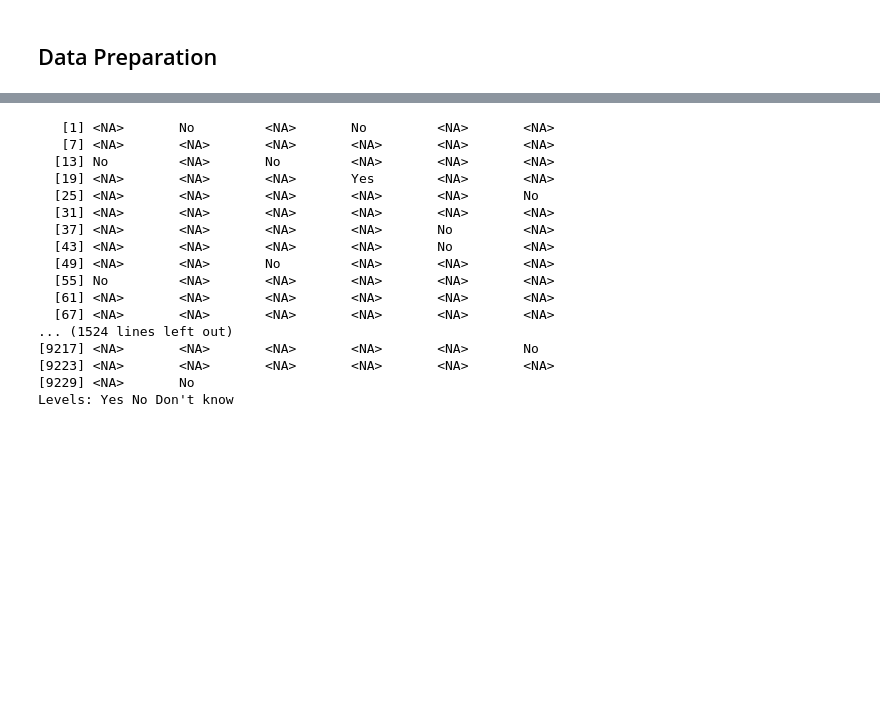
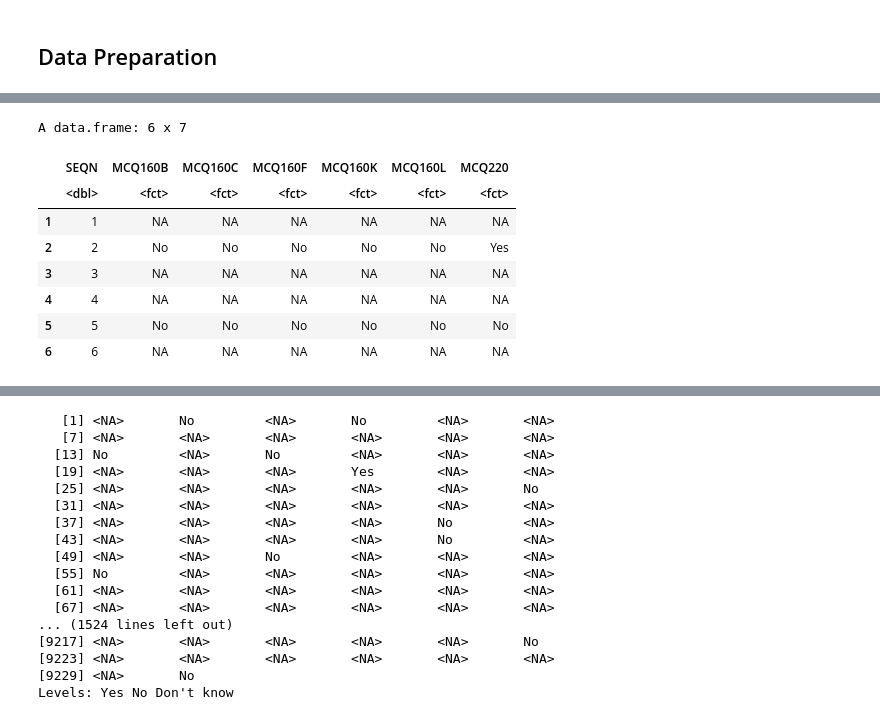
Before and after one commit to silvano315/Med-Physics, a Jupyter notebook: notebooks/NHANES_analysis.ipynb, the cells around one changed output, grey strips where cells are left out. Cells and saved outputs as stored; diff of their text form; code cells hidden in the pictures; blank space fills up the shorter version.

Commit message:
data selection - added

```diff
--- a/notebooks/NHANES_analysis.ipynb
+++ b/notebooks/NHANES_analysis.ipynb
@@ -105,0 +147,20 @@ for (i in colnames(demo_11)) {
+# %%
+# Medical Conditions selection: MCQ160B, MCQ160C, MCQ160F, MCQ160K, MCQ160L, MCQ220
+
+med_cond_99_00_selected <- med_cond_99_00 %>%
+    select(SEQN, MCQ160B, MCQ160C, MCQ160F, MCQ160K, MCQ160L, MCQ220)
+
+med_cond_01_02_selected <- med_cond_01_02 %>%
+    select(SEQN, MCQ160B, MCQ160C, MCQ160F, MCQ160K, MCQ160L, MCQ220)
+# %%
+head(med_cond_99_00_selected)
+# %% [output]
+A data.frame: 6 x 7
+|  | SEQN | MCQ160B | MCQ160C | MCQ160F | MCQ160K | MCQ160L | MCQ220 |
+|  | <dbl> | <fct> | <fct> | <fct> | <fct> | <fct> | <fct> |
+| 1 | 1 | NA | NA | NA | NA | NA | NA |
+| 2 | 2 | No | No | No | No | No | Yes |
+| 3 | 3 | NA | NA | NA | NA | NA | NA |
+| 4 | 4 | NA | NA | NA | NA | NA | NA |
+| 5 | 5 | No | No | No | No | No | No |
+| 6 | 6 | NA | NA | NA | NA | NA | NA |
```
Also changed, not shown: parts of 32 cells of this notebook.
